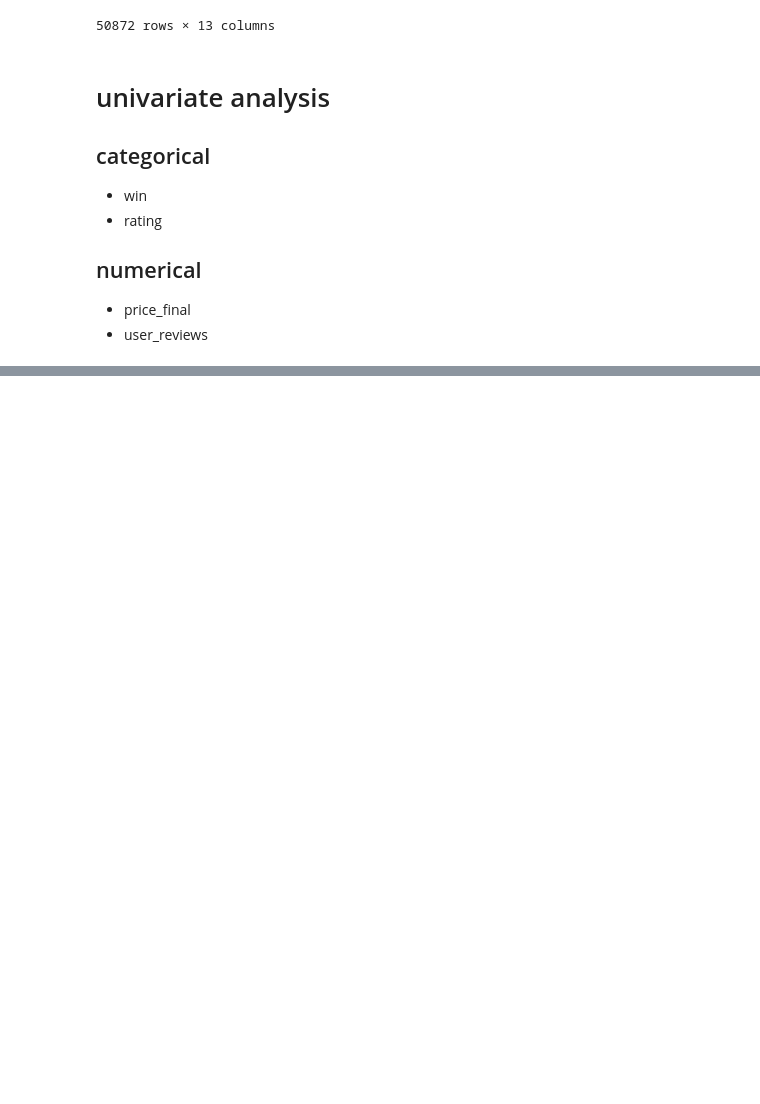
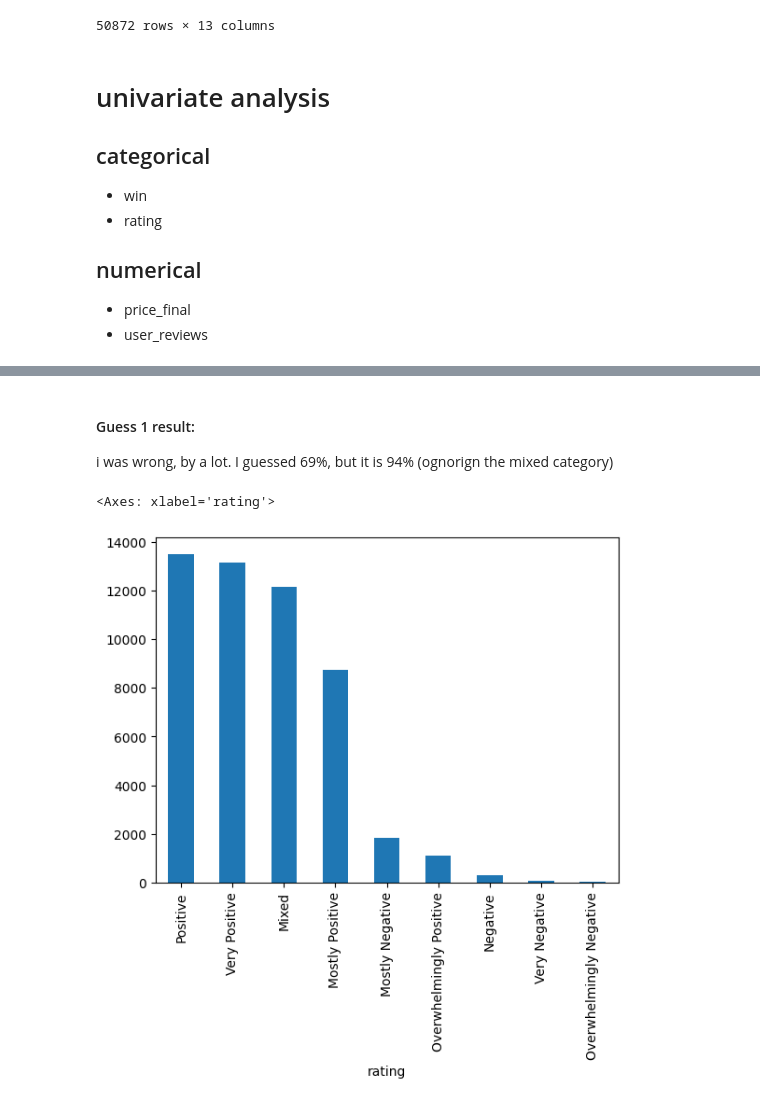
Before and after one commit to oldmartijntje/avans1.4-portfolio, a Jupyter notebook: assignment 6.ipynb, the cells around one changed output, grey strips where cells are left out. Saved outputs shown, nothing was run; the diff lists cells and outputs as text; code cells hidden in the pictures; blank space fills up the shorter version.

```diff
--- a/assignment 6.ipynb
+++ b/assignment 6.ipynb
@@ -66,0 +110,9 @@ my_data[my_data["rating"] == "Positive"]
+# %% [markdown]
+#### Guess 1 result:
+
+i was wrong, by a lot. I guessed 69%, but it is 94% (ognorign the mixed category)
+# %%
+my_data["rating"].value_counts(dropna=True).plot(kind="bar")
+# %% [output]
+<Axes: xlabel='rating'>
+[figure, added]
```
Also changed, not shown: parts of 13 cells of this notebook.
